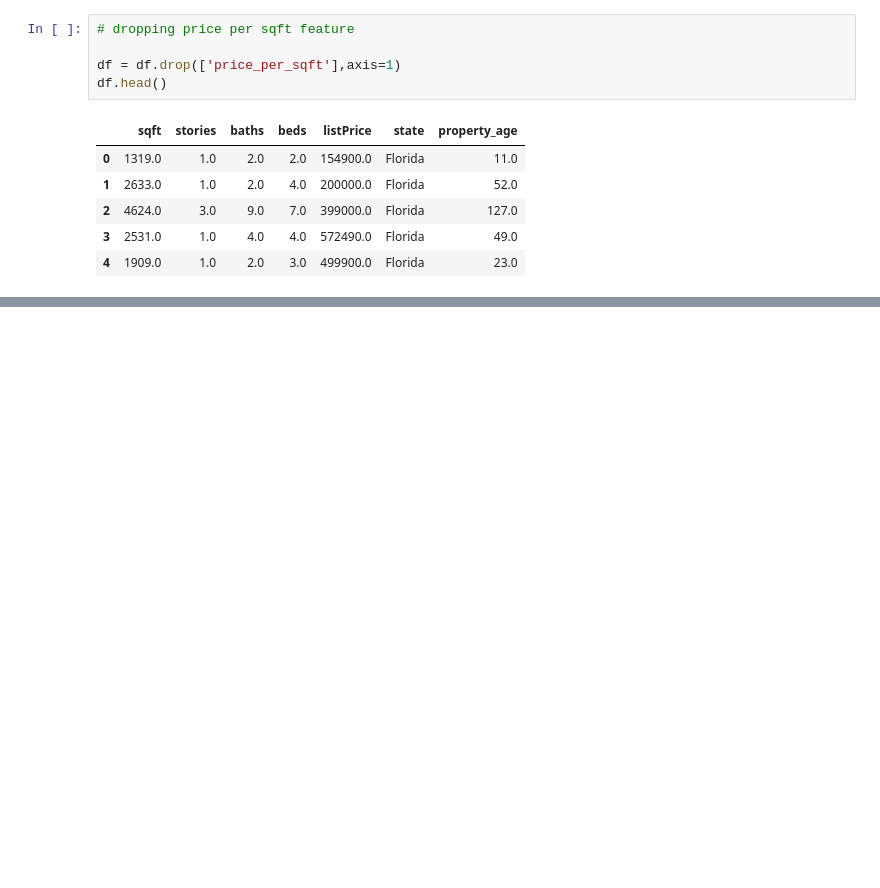
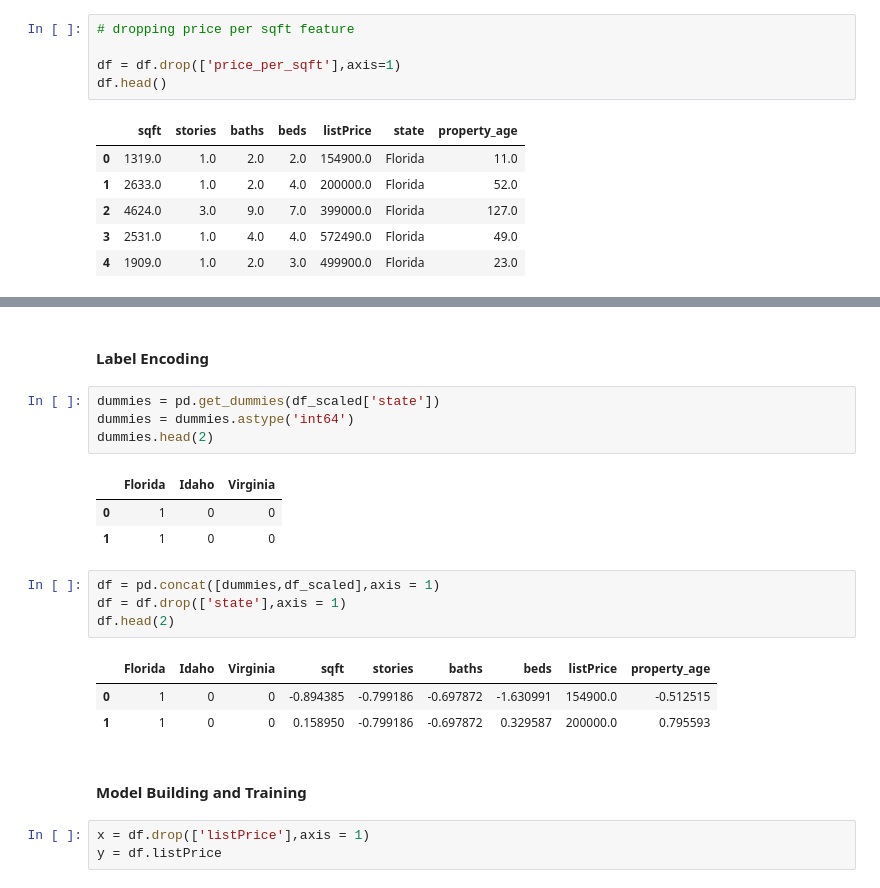
Before and after one commit to NishanD21/Price-Prediction-model-for-Real-Estate, a Jupyter notebook: real_estate.ipynb, the cells around one changed output, grey strips where cells are left out. Cells and saved outputs as stored; diff of their text form; blank space fills up the shorter version.

```diff
--- a/real_estate.ipynb
+++ b/real_estate.ipynb
@@ -554,0 +581,23 @@ df.head()
+# %% [markdown]
+#### Label Encoding
+# %%
+dummies = pd.get_dummies(df_scaled['state'])
+dummies = dummies.astype('int64')
+dummies.head(2)
+# %% [output]
+|  | Florida | Idaho | Virginia |
+| 0 | 1 | 0 | 0 |
+| 1 | 1 | 0 | 0 |
+# %%
+df = pd.concat([dummies,df_scaled],axis = 1)
+df = df.drop(['state'],axis = 1)
+df.head(2)
+# %% [output]
+|  | Florida | Idaho | Virginia | sqft | stories | baths | beds | listPrice | property_age |
+| 0 | 1 | 0 | 0 | -0.894385 | -0.799186 | -0.697872 | -1.630991 | 154900.0 | -0.512515 |
+| 1 | 1 | 0 | 0 | 0.158950 | -0.799186 | -0.697872 | 0.329587 | 200000.0 | 0.795593 |
+# %% [markdown]
+#### Model Building and Training
+# %%
+x = df.drop(['listPrice'],axis = 1)
+y = df.listPrice
```
Also changed, not shown: parts of 11 cells of this notebook.
